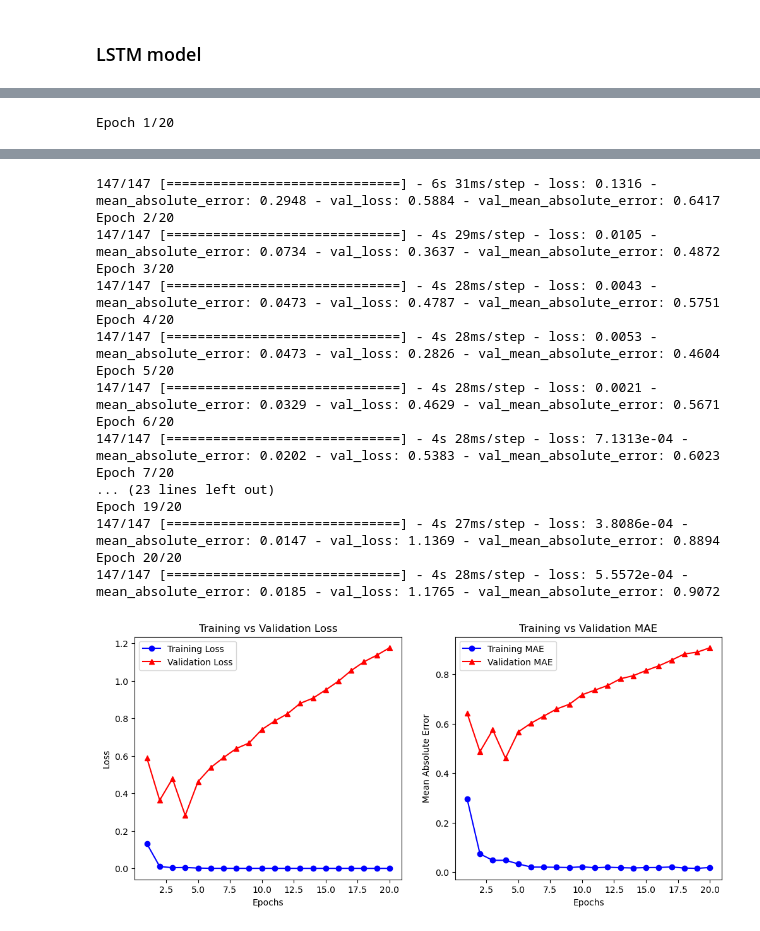
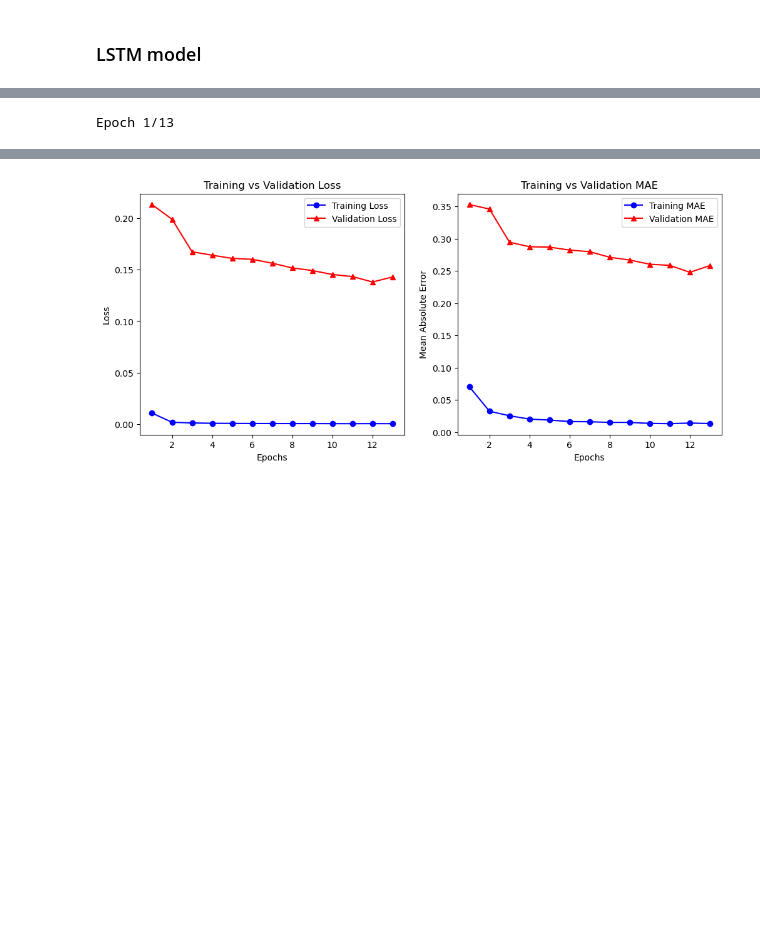
Before and after one commit to jigardonga105/Financial-Portfolio-Optimization, a Jupyter notebook: Models/lstm.ipynb, the cells around one changed output, grey strips where cells are left out. Drawn from its saved outputs; the diff is of its cells as text; code cells hidden in the pictures; blank space fills up the shorter version.

Commit message:
Update in Feature selection, Dropout layer in lstm, pycaret

```diff
--- a/Models/lstm.ipynb
+++ b/Models/lstm.ipynb
@@ -39,6 +39,3 @@ len(BSESN)
 # %%
 BSESN['Date'] = pd.to_datetime(BSESN['Date'])
 BSESN = BSESN.sort_values('Date').reset_index(drop=True)
-# %%
-BSESN['52W_High'] = BSESN['High'].rolling(window=252, min_periods=1).max()
-BSESN['52W_Low'] = BSESN['Low'].rolling(window=252, min_periods=1).min()
@@ -45,5 +62,5 @@ BSESN['52W_Low'] = BSESN['Low'].rolling(window=252, min_periods=1).min()
 # %%
-features = ['Open', 'Close', '52W_High', '52W_Low']
+features = ['Open', 'Close', 'Momentum_Indicator', 'High_Low_Change', 'High_Open_Change', 'Low_Open_Change', 'Day', 'Month', 'Year']
 target = 'Close'
 # %%
 X_data = BSESN[features].values
@@ -189,10 +215,12 @@ def plot_loss_mae(history):
 
 inputs = Input(shape=(X_train.shape[1], X_train.shape[2]))
 
-x = LSTM(128, return_sequences=True)(inputs)
-x = LSTM(64, return_sequences=False)(x)
-x = Dense(32, activation='relu')(x)
-x = Dense(16, activation='relu')(x)
+x = LSTM(64, return_sequences=True)(inputs)
+x = Dropout(0.2)(x)
+x = LSTM(32, return_sequences=False)(x)
+x = Dropout(0.1)(x)
+x = Dense(16, activation='tanh')(x)
+# x = Dropout(0.2)(x)
 
 output = Dense(1)(x)
 
@@ -201,7 +229,7 @@ model = Model(inputs, output)
 
 model.compile(optimizer=Adam(), loss='mean_squared_error', metrics=['mean_absolute_error'])
 
-history = model.fit(X_train, y_train, epochs=20, batch_size=32, validation_data=(X_validate, y_validate))
+history = model.fit(X_train, y_train, epochs=13, batch_size=32, validation_data=(X_validate, y_validate))
 
 plot_loss_mae(history)
 # %% [output]
@@ -213,3 +236,3 @@ plot_loss_mae(history)
 WARNING:absl:At this time, the v2.11+ optimizer `tf.keras.optimizers.Adam` runs slowly on M1/M2 Macs, please use the legacy Keras optimizer instead, located at `tf.keras.optimizers.legacy.Adam`.
 WARNING:absl:There is a known slowdown when using v2.11+ Keras optimizers on M1/M2 Macs. Falling back to the legacy Keras optimizer, i.e., `tf.keras.optimizers.legacy.Adam`.
-Epoch 1/20
+Epoch 1/13
@@ -224,18 +264 @@ Epoch 1/20
-147/147 [==============================] - 6s 31ms/step - loss: 0.1316 - mean_absolute_error: 0.2948 - val_loss: 0.5884 - val_mean_absolute_error: 0.6417
-Epoch 2/20
-147/147 [==============================] - 4s 29ms/step - loss: 0.0105 - mean_absolute_error: 0.0734 - val_loss: 0.3637 - val_mean_absolute_error: 0.4872
-Epoch 3/20
-147/147 [==============================] - 4s 28ms/step - loss: 0.0043 - mean_absolute_error: 0.0473 - val_loss: 0.4787 - val_mean_absolute_error: 0.5751
-Epoch 4/20
-147/147 [==============================] - 4s 28ms/step - loss: 0.0053 - mean_absolute_error: 0.0473 - val_loss: 0.2826 - val_mean_absolute_error: 0.4604
-Epoch 5/20
-147/147 [==============================] - 4s 28ms/step - loss: 0.0021 - mean_absolute_error: 0.0329 - val_loss: 0.4629 - val_mean_absolute_error: 0.5671
-Epoch 6/20
-147/147 [==============================] - 4s 28ms/step - loss: 7.1313e-04 - mean_absolute_error: 0.0202 - val_loss: 0.5383 - val_mean_absolute_error: 0.6023
-Epoch 7/20
-... (23 lines left out)
-Epoch 19/20
-147/147 [==============================] - 4s 27ms/step - loss: 3.8086e-04 - mean_absolute_error: 0.0147 - val_loss: 1.1369 - val_mean_absolute_error: 0.8894
-Epoch 20/20
-147/147 [==============================] - 4s 28ms/step - loss: 5.5572e-04 - mean_absolute_error: 0.0185 - val_loss: 1.1765 - val_mean_absolute_error: 0.9072
-[figure, old version]
+[figure, new version]
```
Also changed, not shown: parts of 10 cells of this notebook, 4 other files.
